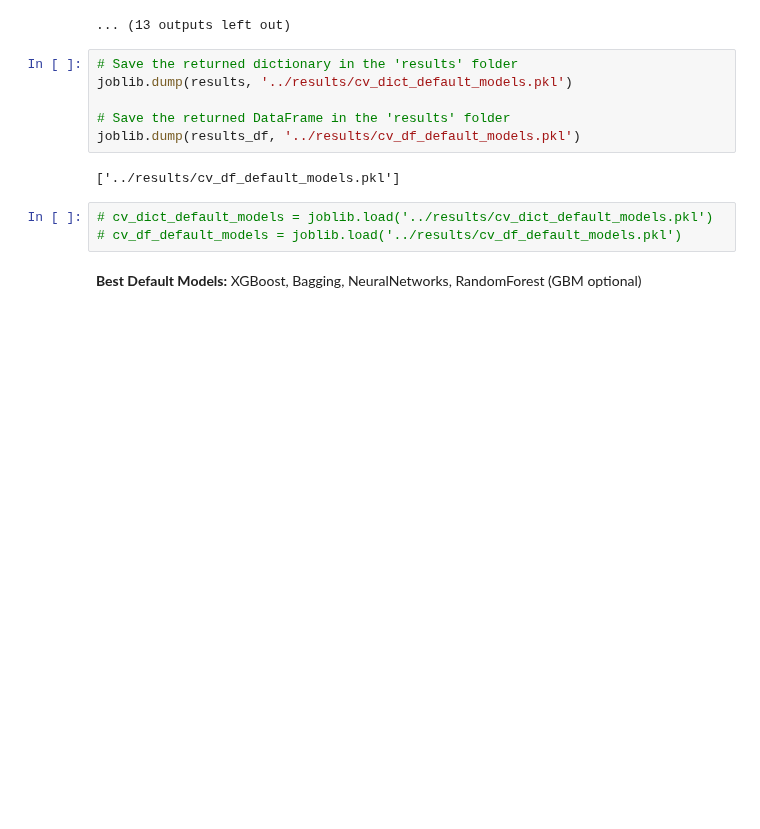
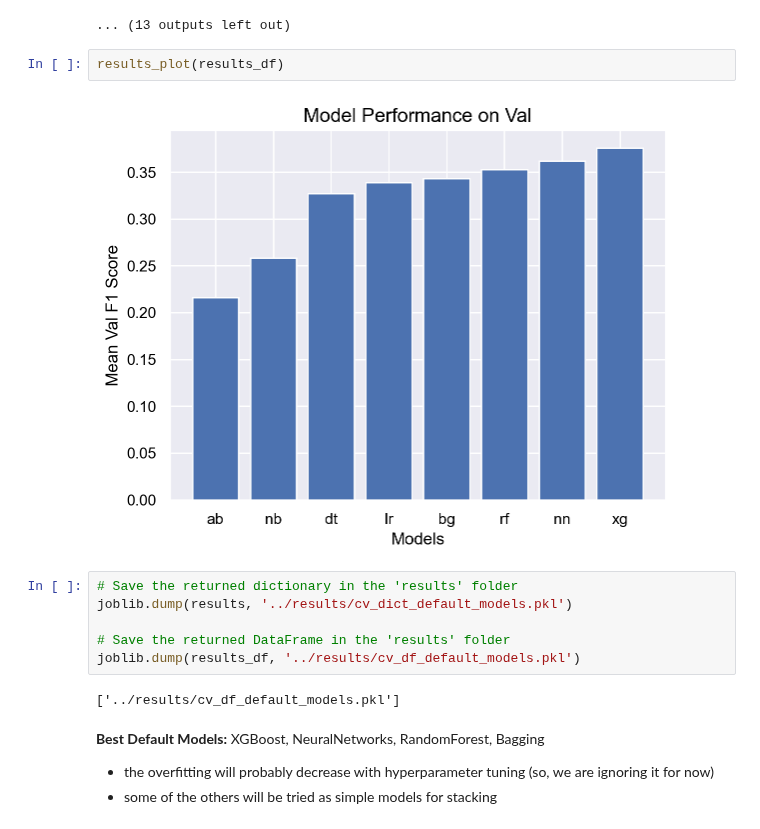
Before and after one commit to mgalao/machine-learning-project, a Jupyter notebook: project/cross_validation/CV_DefaultModels.ipynb, the cells around one changed output. Cells and saved outputs as stored; diff of their text form; blank space fills up the shorter version.

```diff
--- a/project/cross_validation/CV_DefaultModels.ipynb
+++ b/project/cross_validation/CV_DefaultModels.ipynb
@@ -197,6 +197,10 @@ Majority Voting - Selected Features: ['Age at Injury', 'Attorney/Representative'
 
 End of Feature Selection; Starting RandomizedSearch:
 ... (13 outputs left out)
+# %%
+results_plot(results_df)
+# %% [output]
+[figure, added]
 # %%
 # Save the returned dictionary in the 'results' folder
 joblib.dump(results, '../results/cv_dict_default_models.pkl')
@@ -205,8 +209,7 @@ joblib.dump(results, '../results/cv_dict_default_models.pkl')
 joblib.dump(results_df, '../results/cv_df_default_models.pkl')
 # %% [output]
 ['../results/cv_df_default_models.pkl']
-# %%
-# cv_dict_default_models = joblib.load('../results/cv_dict_default_models.pkl')
-# cv_df_default_models = joblib.load('../results/cv_df_default_models.pkl')
-# %% [markdown]
-**Best Default Models:** XGBoost, Bagging, NeuralNetworks, RandomForest (GBM optional)
+# %% [markdown]
+**Best Default Models:** XGBoost, NeuralNetworks, RandomForest, Bagging
+- the overfitting will probably decrease with hyperparameter tuning (so, we are ignoring it for now)
+- some of the others will be tried as simple models for stacking
```
Also changed, not shown: 1 other file.
